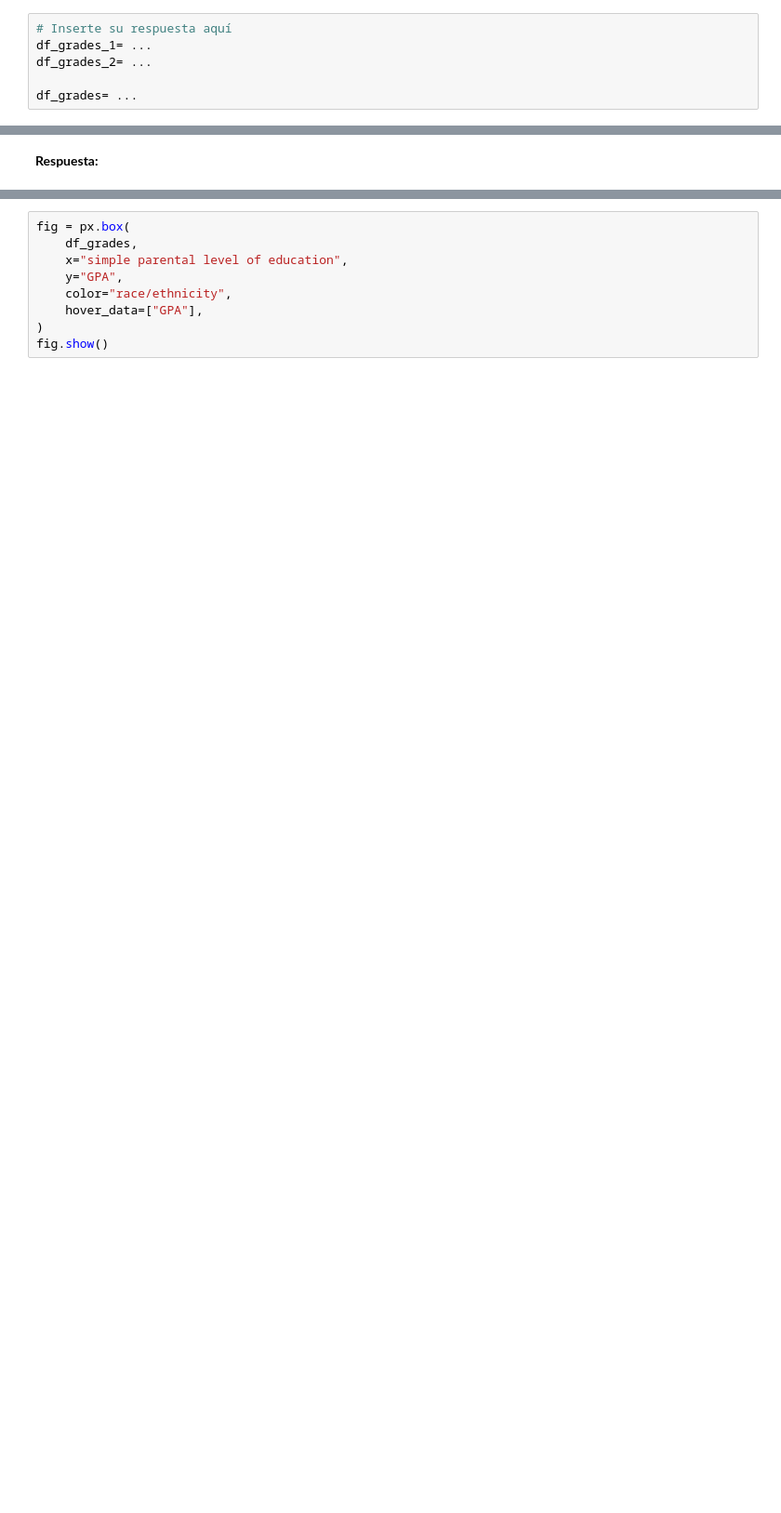
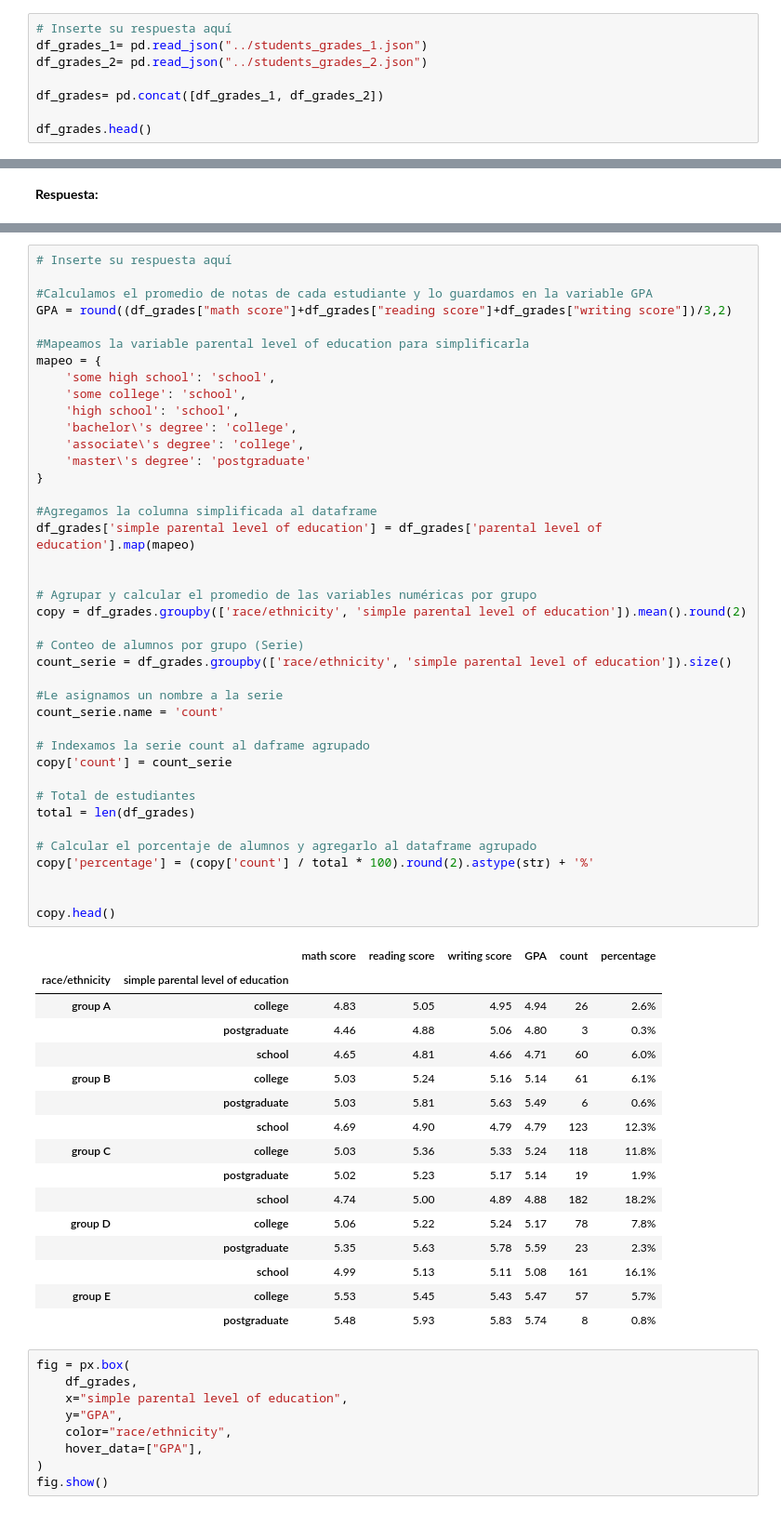
Before and after one commit to IsraPKMNPAP/Laboratorio-de-Herramientas, a Jupyter notebook: Laboratorios/Lab3_enunciado.ipynb, the cells around one changed output, grey strips where cells are left out. Shown at 93% size. Cells and saved outputs as stored; diff of their text form; blank space fills up the shorter version.

```diff
--- a/Laboratorios/Lab3_enunciado.ipynb
+++ b/Laboratorios/Lab3_enunciado.ipynb
@@ -787,7 +788,9 @@ Hint: investigue el método `concat`
 **Respuesta:**
 # %%
 # Inserte su respuesta aquí
-df_grades_1= ...
-df_grades_2= ...
+df_grades_1= pd.read_json("../students_grades_1.json")
+df_grades_2= pd.read_json("../students_grades_2.json")
 
-df_grades= ...
+df_grades= pd.concat([df_grades_1, df_grades_2])
+
+df_grades.head()
@@ -837,3 +845,60 @@ Finalmente, responda las siguientes preguntas sobre el gráfico de caja que vien
+# %%
+# Inserte su respuesta aquí
+
+#Calculamos el promedio de notas de cada estudiante y lo guardamos en la variable GPA
+GPA = round((df_grades["math score"]+df_grades["reading score"]+df_grades["writing score"])/3,2)
+
+#Mapeamos la variable parental level of education para simplificarla
+mapeo = {
+    'some high school': 'school',
+    'some college': 'school',
+    'high school': 'school',
+    'bachelor\'s degree': 'college',
+    'associate\'s degree': 'college',
+    'master\'s degree': 'postgraduate'
+}
+
+#Agregamos la columna simplificada al dataframe
+df_grades['simple parental level of education'] = df_grades['parental level of education'].map(mapeo)
+
+
+# Agrupar y calcular el promedio de las variables numéricas por grupo
+copy = df_grades.groupby(['race/ethnicity', 'simple parental level of education']).mean().round(2)
+
+# Conteo de alumnos por grupo (Serie)
+count_serie = df_grades.groupby(['race/ethnicity', 'simple parental level of education']).size()
+
+#Le asignamos un nombre a la serie
+count_serie.name = 'count'
+
+# Indexamos la serie count al daframe agrupado
+copy['count'] = count_serie
+
+# Total de estudiantes
+total = len(df_grades)
+
+# Calcular el porcentaje de alumnos y agregarlo al dataframe agrupado
+copy['percentage'] = (copy['count'] / total * 100).round(2).astype(str) + '%'
+
+
+copy.head()
+# %% [output]
+|  |  | math score | reading score | writing score | GPA | count | percentage |
+| race/ethnicity | simple parental level of education |  |  |  |  |  |  |
+| group A | college | 4.83 | 5.05 | 4.95 | 4.94 | 26 | 2.6% |
+|  | postgraduate | 4.46 | 4.88 | 5.06 | 4.80 | 3 | 0.3% |
+|  | school | 4.65 | 4.81 | 4.66 | 4.71 | 60 | 6.0% |
+| group B | college | 5.03 | 5.24 | 5.16 | 5.14 | 61 | 6.1% |
+|  | postgraduate | 5.03 | 5.81 | 5.63 | 5.49 | 6 | 0.6% |
+|  | school | 4.69 | 4.90 | 4.79 | 4.79 | 123 | 12.3% |
+| group C | college | 5.03 | 5.36 | 5.33 | 5.24 | 118 | 11.8% |
+|  | postgraduate | 5.02 | 5.23 | 5.17 | 5.14 | 19 | 1.9% |
+|  | school | 4.74 | 5.00 | 4.89 | 4.88 | 182 | 18.2% |
+| group D | college | 5.06 | 5.22 | 5.24 | 5.17 | 78 | 7.8% |
+|  | postgraduate | 5.35 | 5.63 | 5.78 | 5.59 | 23 | 2.3% |
+|  | school | 4.99 | 5.13 | 5.11 | 5.08 | 161 | 16.1% |
+| group E | college | 5.53 | 5.45 | 5.43 | 5.47 | 57 | 5.7% |
+|  | postgraduate | 5.48 | 5.93 | 5.83 | 5.74 | 8 | 0.8% |
 # %%
 fig = px.box(
     df_grades,
```
Also changed, not shown: parts of 11 cells of this notebook.
